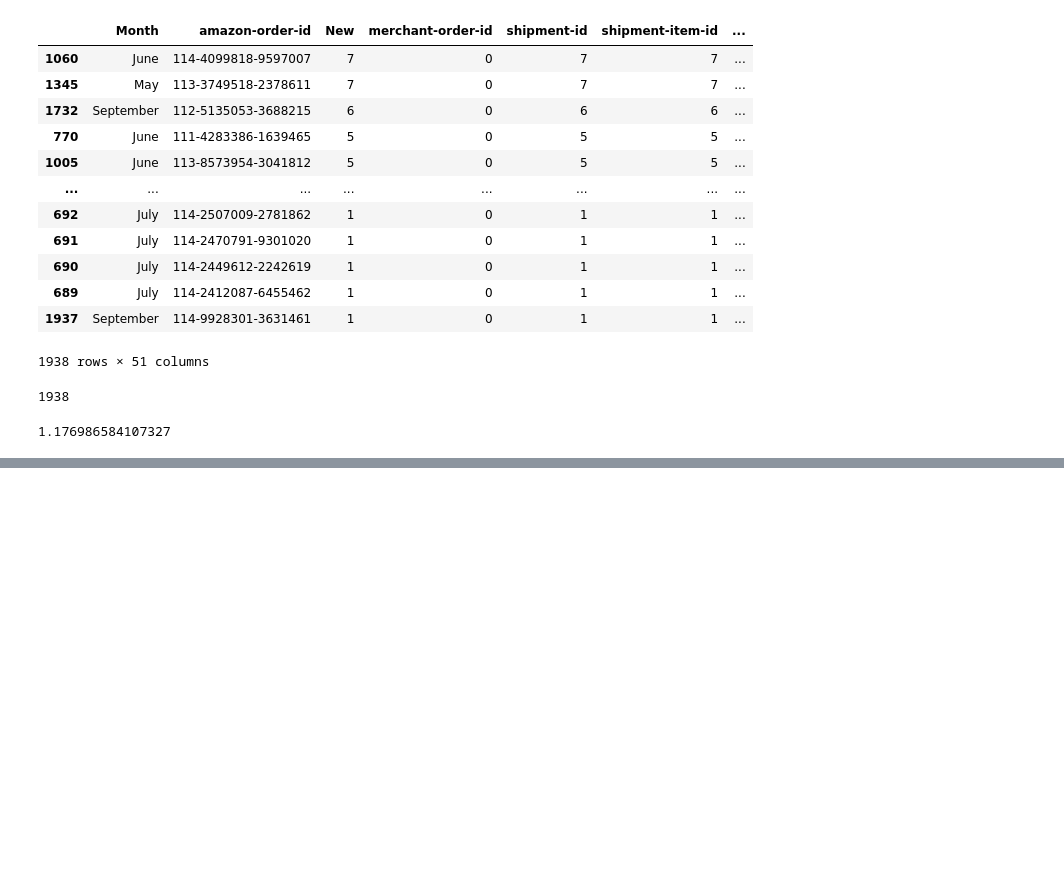
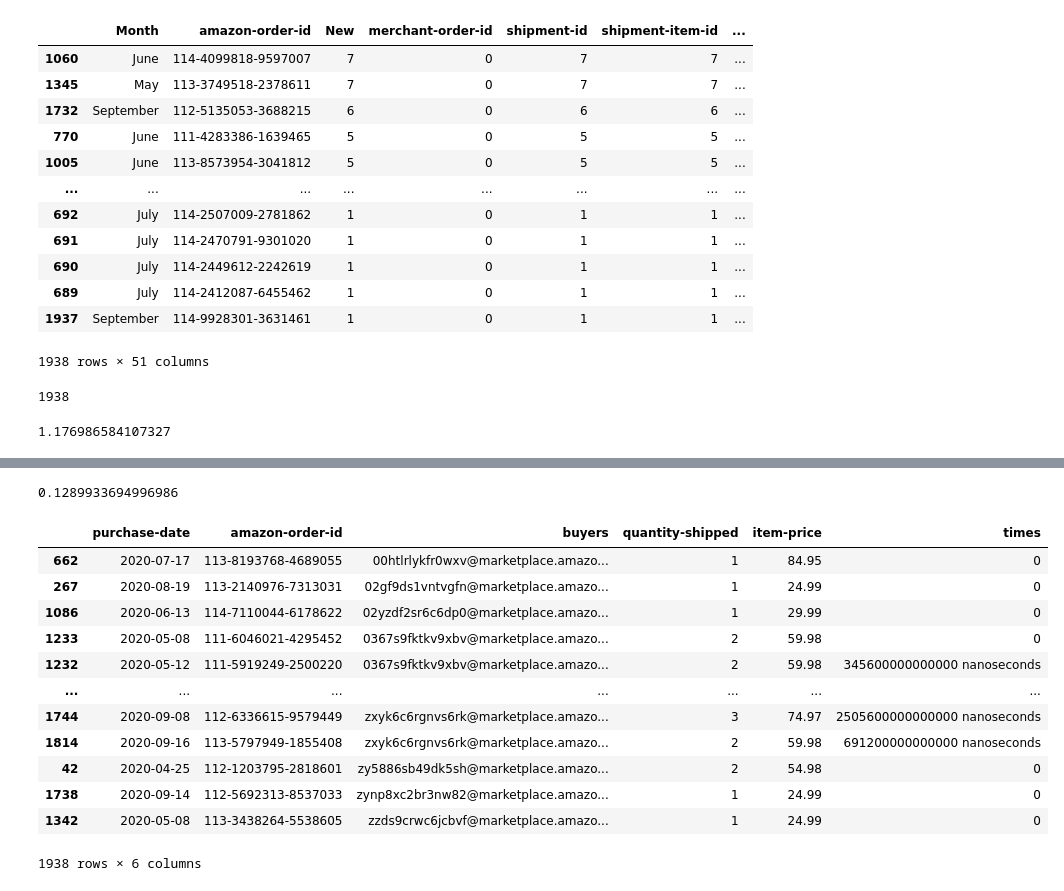
Before and after one commit to ryankirkland/amz_customer_data, a Jupyter notebook: EDA.ipynb, the cells around one changed output, grey strips where cells are left out. Cells and saved outputs as stored; diff of their text form; code cells hidden in the pictures; blank space fills up the shorter version.

Commit message:
find repeat orders and buyers

```diff
--- a/EDA.ipynb
+++ b/EDA.ipynb
@@ -107,0 +141,2 @@ Index(['Month_x', 'amazon-order-id', 'merchant-order-id_x',
+# %%
+simple_df = simple_df.sort_values(['buyers'])
@@ -107,0 +166,41 @@ Index(['Month_x', 'amazon-order-id', 'merchant-order-id_x',
+# %%
+214/1659
+# %% [output]
+0.1289933694996986
+# %%
+simple_df['purchase-date'] = pd.to_datetime(simple_df['purchase-date'])
+# %%
+def time_between_orders(df, datecol, buyercol):
+    sorted_df = df.sort_values([buyercol, datecol])
+    dates = sorted_df[datecol].values
+    buyers = sorted_df[buyercol].values
+
+    times = [0]
+
+    for i in range(1, len(dates)):
+        if buyers[i] == buyers[i-1]:
+            times.append(dates[i] - dates[i-1])
+        else:
+            times.append(0)
+
+    sorted_df['times'] = times
+
+    return sorted_df
+# %%
+time_df = time_between_orders(simple_df, 'purchase-date', 'buyers')
+# %%
+time_df
+# %% [output]
+|  | purchase-date | amazon-order-id | buyers | quantity-shipped | item-price | times |
+| 662 | 2020-07-17 | 113-8193768-4689055 | 00htlrlykfr0wxv@marketplace.amazo... | 1 | 84.95 | 0 |
+| 267 | 2020-08-19 | 113-2140976-7313031 | 02gf9ds1vntvgfn@marketplace.amazo... | 1 | 24.99 | 0 |
+| 1086 | 2020-06-13 | 114-7110044-6178622 | 02yzdf2sr6c6dp0@marketplace.amazo... | 1 | 29.99 | 0 |
+| 1233 | 2020-05-08 | 111-6046021-4295452 | 0367s9fktkv9xbv@marketplace.amazo... | 2 | 59.98 | 0 |
+| 1232 | 2020-05-12 | 111-5919249-2500220 | 0367s9fktkv9xbv@marketplace.amazo... | 2 | 59.98 | 345600000000000 nanoseconds |
+| ... | ... | ... | ... | ... | ... | ... |
+| 1744 | 2020-09-08 | 112-6336615-9579449 | zxyk6c6rgnvs6rk@marketplace.amazo... | 3 | 74.97 | 2505600000000000 nanoseconds |
+| 1814 | 2020-09-16 | 113-5797949-1855408 | zxyk6c6rgnvs6rk@marketplace.amazo... | 2 | 59.98 | 691200000000000 nanoseconds |
+| 42 | 2020-04-25 | 112-1203795-2818601 | zy5886sb49dk5sh@marketplace.amazo... | 2 | 54.98 | 0 |
+| 1738 | 2020-09-14 | 112-5692313-8537033 | zynp8xc2br3nw82@marketplace.amazo... | 1 | 24.99 | 0 |
+| 1342 | 2020-05-08 | 113-3438264-5538605 | zzds9crwc6jcbvf@marketplace.amazo... | 1 | 24.99 | 0 |
+1938 rows × 6 columns
```
Also changed, not shown: parts of 23 cells of this notebook, 1 other file.
